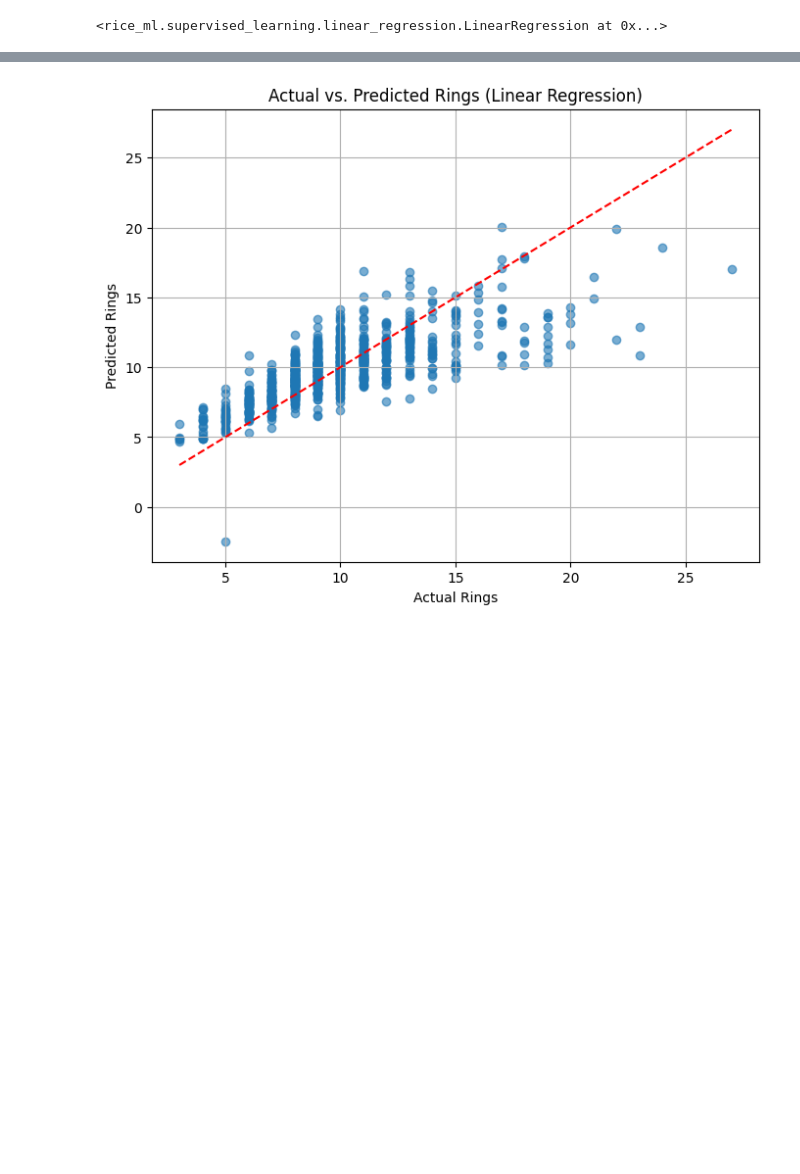
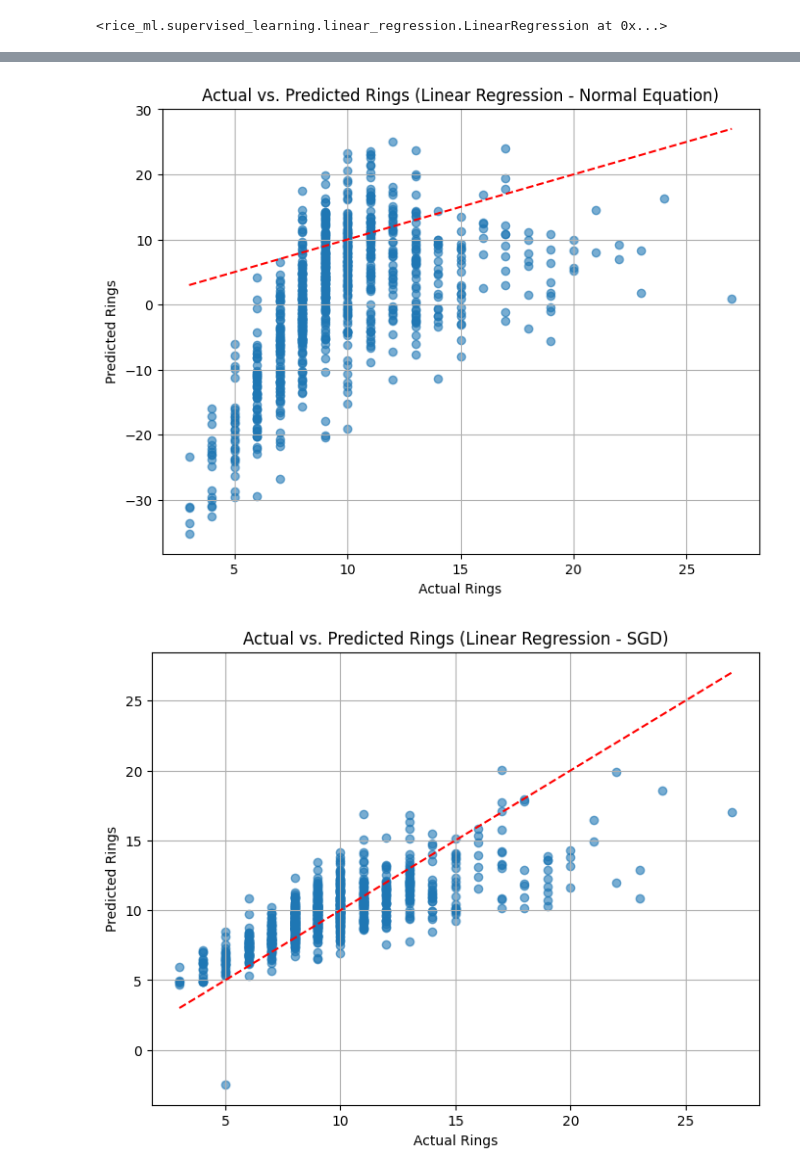
Before and after one commit to HawkVeluz/CMOR-438-Repo, a Jupyter notebook: examples/Supervised_Learning/Linear_Regression/Linear_Regression.ipynb, the cells around one changed output, grey strips where cells are left out. Drawn from its saved outputs; the diff is of its cells as text; code cells hidden in the pictures; blank space fills up the shorter version.

Commit message:
Linear Regression Notebook

```diff
--- a/examples/Supervised_Learning/Linear_Regression/Linear_Regression.ipynb
+++ b/examples/Supervised_Learning/Linear_Regression/Linear_Regression.ipynb
@@ -50,4 +79,7 @@ X_test_scaled = scaler.transform(X_test)
 # %%
+nmodel = LinearRegression()
+nmodel.train_normal(X_train_scaled, y_train)
+
 model = LinearRegression()
 model.train_gd(X_train_scaled, y_train)
 # %% [output]
@@ -55,13 +90,24 @@ model.train_gd(X_train_scaled, y_train)
 # %%
+y_pred_normal = nmodel.predict(X_test_scaled)
 y_pred = model.predict(X_test_scaled)
+
+plt.figure(figsize=(8, 6))
+plt.scatter(x=y_test, y=y_pred_normal, alpha=0.6)
+plt.plot([y_test.min(), y_test.max()], [y_test.min(), y_test.max()], 'r--')
+plt.xlabel("Actual Rings")
+plt.ylabel("Predicted Rings")
+plt.title("Actual vs. Predicted Rings (Linear Regression - Normal Equation)")
+plt.grid(True)
+plt.show()
 
 plt.figure(figsize=(8, 6))
 plt.scatter(x=y_test, y=y_pred, alpha=0.6)
 plt.plot([y_test.min(), y_test.max()], [y_test.min(), y_test.max()], 'r--')
 plt.xlabel("Actual Rings")
 plt.ylabel("Predicted Rings")
-plt.title("Actual vs. Predicted Rings (Linear Regression)")
+plt.title("Actual vs. Predicted Rings (Linear Regression - SGD)")
 plt.grid(True)
 plt.show()
 # %% [output]
-[figure, old version]
+[figure, new version]
+[figure, added]
```
Also changed, not shown: parts of 11 cells of this notebook, 3 other files.
